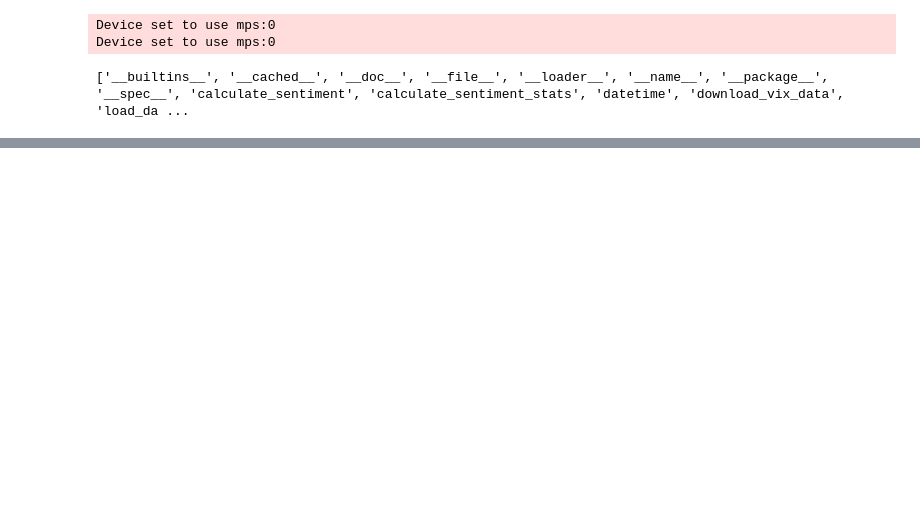
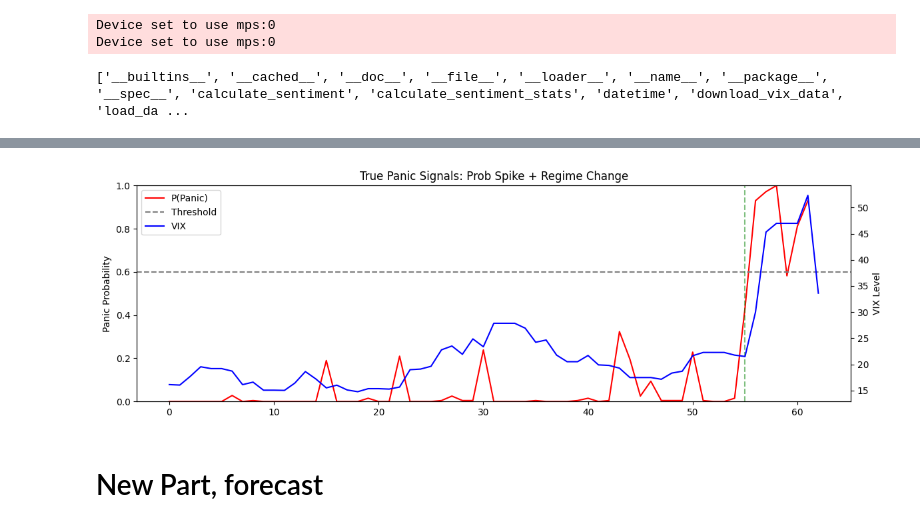
Before and after one commit to DylanSuniaga/VIXNLP, a Jupyter notebook: finnhub_news/macro_analysis.ipynb, the cells around one changed output, grey strips where cells are left out. Saved outputs shown, nothing was run; the diff lists cells and outputs as text; code cells hidden in the pictures; blank space fills up the shorter version.

```diff
--- a/finnhub_news/macro_analysis.ipynb
+++ b/finnhub_news/macro_analysis.ipynb
@@ -236,0 +261,45 @@ plt.show()
+# %%
+import numpy as np
+
+# Detect spikes in panic probability
+prob_spike = np.append([0], np.diff(probs)) > 0.3  # threshold adjustable
+
+# Detect regime switches
+delta_regime = np.diff(classification_df['regime_t+1'].values, prepend=classification_df['regime_t+1'].values[0])
+regime_switch = delta_regime == 1   # calm → panic only
+
+
+# Signal: spike + regime shift
+signal = prob_spike & regime_switch
+classification_df['signal'] = signal
+# %%
+fig, ax1 = plt.subplots(figsize=(12, 4))
+
+# Left Y-axis: Panic Probability
+ax1.plot(probs, label='P(Panic)', color='red')
+ax1.axhline(0.6, linestyle='--', color='gray', label='Threshold')
+ax1.set_ylabel('Panic Probability')
+ax1.set_ylim(0, 1)
+
+# Right Y-axis: VIX
+ax2 = ax1.twinx()
+ax2.plot(df_model['vix_target'].values, label='VIX', color='blue')
+ax2.set_ylabel('VIX Level')
+
+# Signal lines
+for i, val in enumerate(classification_df['signal']):
+    if val:
+        ax1.axvline(i, color='green', linestyle='--', alpha=0.5)
+
+# Legends
+lines_1, labels_1 = ax1.get_legend_handles_labels()
+lines_2, labels_2 = ax2.get_legend_handles_labels()
+ax1.legend(lines_1 + lines_2, labels_1 + labels_2, loc='upper left')
+
+plt.title('True Panic Signals: Prob Spike + Regime Change')
+plt.tight_layout()
+plt.show()
+# %% [output]
+[figure, added]
+# %% [markdown]
+# New Part, forecast
```
Also changed, not shown: parts of 18 cells of this notebook, 3 other files.
